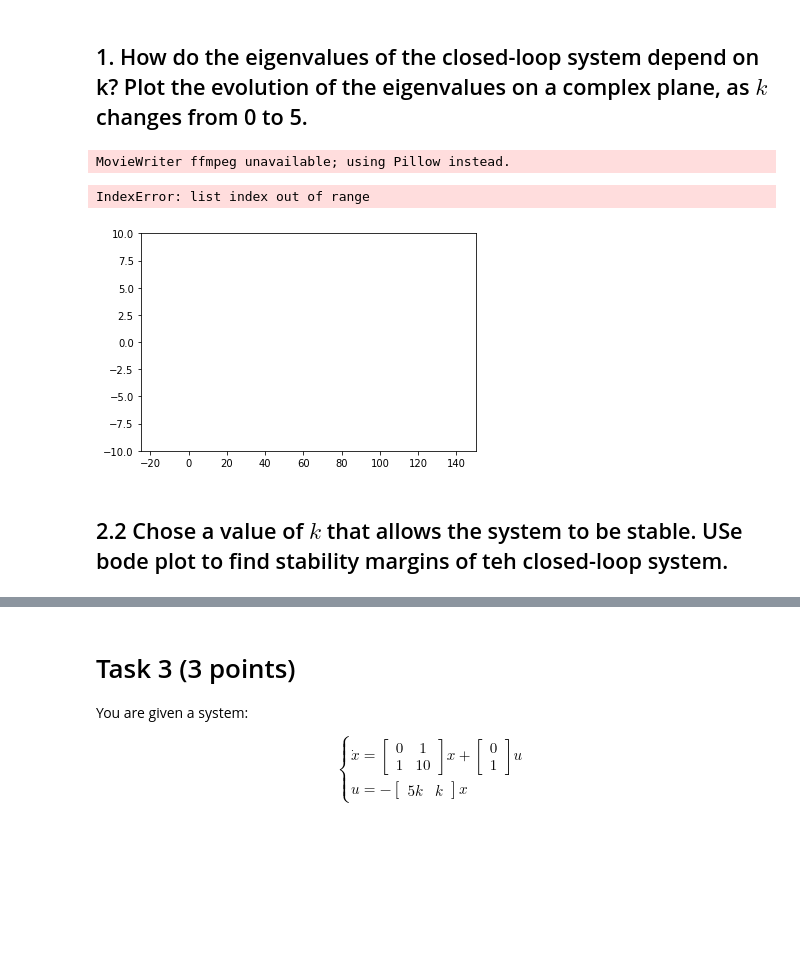
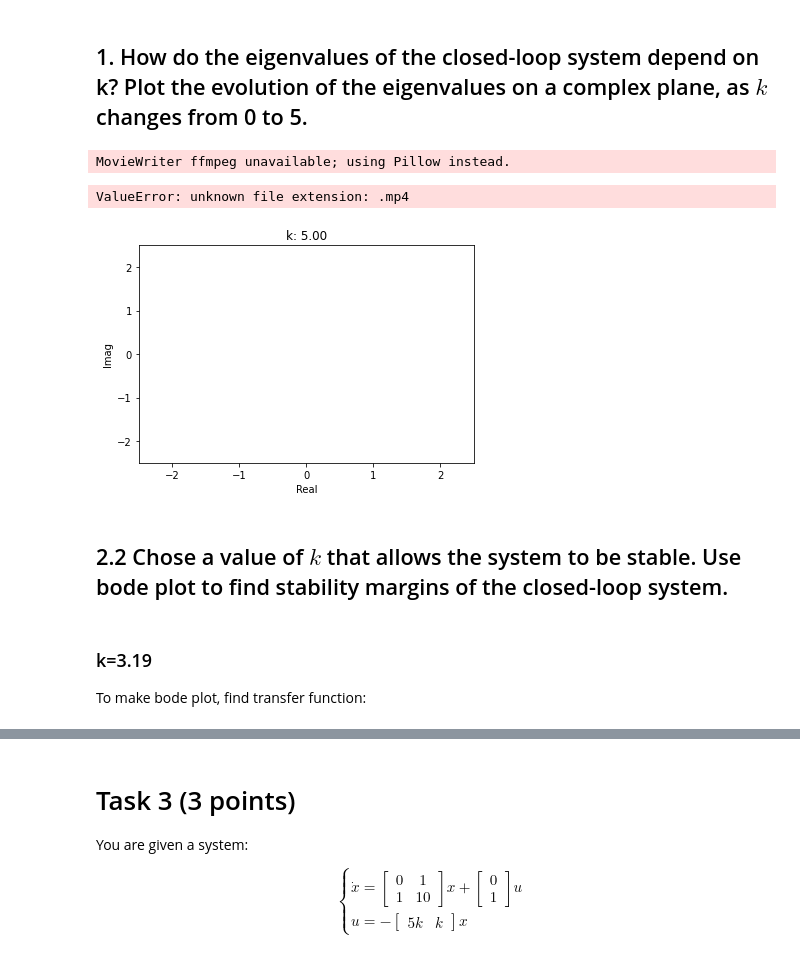
Before and after one commit to AsiiaPine/CTAssignment2, a Jupyter notebook: main.ipynb, the cells around one changed output, grey strips where cells are left out. Saved outputs shown, nothing was run; the diff lists cells and outputs as text; code cells hidden in the pictures; blank space fills up the shorter version.

```diff
--- a/main.ipynb
+++ b/main.ipynb
@@ -194,7 +191,7 @@ tf = 15  # Final time
 N = int(2E3)  # Numbers of points in time span
 t = np.linspace(t0, tf, N)  # Create time span
 y_0 = 0.5
-x0 = [0, 0, 0, 0]  # Set initial state
+x0 = np.ones(4)  # Set initial state
 
 Q = np.diag([1, 1, 1, 1])  #Set costs
 R = np.diag([1])
@@ -458,0 +560,12 @@ Martix K: [[-6.91628181  2.07651368 -1.21141014  1.17241666]]
+# %%
+eig10 = np.linalg.eigvals(Ad - Bd @ Kd)
+
+for sim_type in simulations.keys():
+    R = simulations[sim_type]['R']
+    simulations[sim_type]['eigs10'] = eig10
+
+print("Eigenvalues for K from polePlacement:\n", eig10)
+if eig10.max() < 0:
+    print("The system is stable")
+else:
+    print("The system is unstable")
@@ -527,16 +659,16 @@ $$
 ## 1. How do the eigenvalues of the closed-loop system depend on k? Plot the evolution of the eigenvalues on a complex plane, as $k$ changes from 0 to 5.
 # %%
 An = np.array([[1, 5, -2], [2, 1, -3], [-1, -2, 7]])
-Bn = np.array([[2],[1],[0]])
+Bn = np.array([[2], [1], [0]])
+
 
 def k_matrix(k):
-    return np.array([[7, 6, -50]])*k
+    return np.array([[7, 6, -50]]) * k
 
 
 def find_eig(k):
     K = k_matrix(k)
-    return np.linalg.eig(An - Bn@K)
-
+    return np.linalg.eigvals(An - Bn @ K)
 
 
 def system_ode(x, t, A, B, Klqr):
@@ -546,40 +678,52 @@ def system_ode(x, t, A, B, Klqr):
 # %%
 from matplotlib import animation
 from numpy.ma import count
 import random
 import matplotlib
 import matplotlib.pyplot as plt
 from matplotlib.animation import FuncAnimation
 
 # First set up the figure, the axis, and the plot element we want to animate
 fig = plt.figure()
-ax = plt.axes(xlim=(-25, 150), ylim=(-10, 10))
+# ax = plt.axes(xlim=(-25, 150), ylim=(-10, 10))
+ax = plt.axes(xlim=(-2.5, 2.5), ylim=(-2.5, 2.5))
+ax.set_xlabel('Real')
+ax.set_ylabel('Imag')
 line, = ax.plot([], [], 'bo')
+
 
 # initialization function: plot the background of each frame
 def init():
     line.set_data([], [])
     return line,
+
 
 # animation function.  This is called sequentially
 def animate(i):
     res = find_eig(i)
     for key in res:
         simulations[sim_type]['eigs'] = key
 
-    x = np.array(simulations['fast']['eigs'].real)
-    y = np.array(simulations['fast']['eigs'].imag)
+    x = np.array(simulations[sim_type]['eigs'].real)
+    y = np.array(simulations[sim_type]['eigs'].imag)
     line.set_data(x, y)
+    ax.set_title(f'k: %.2f' % i)
     return line,
-  # Create time span
+
+
+# Create time span
 # call the animator.  blit=True means only re-draw the parts that have changed.
-anim = animation.FuncAnimation(fig, animate, init_func=init, frames = np.linspace(t0, tf, N),
-                               interval=N/(tf-t0), blit=True)
+anim = animation.FuncAnimation(fig, animate, init_func=init, frames=np.linspace(0, 5, 300),
+                               interval=60, blit=True)
 
 anim.save('basic_animation.mp4', fps=15)
+plot.show()
 # %% [output]
 MovieWriter ffmpeg unavailable; using Pillow instead.
-IndexError: list index out of range
+ValueError: unknown file extension: .mp4
-[figure, old version]
+[figure, new version]
 # %% [markdown]
-## 2.2 Chose a value of $k$ that allows the system to be stable. USe bode plot to find stability margins of teh closed-loop system.
+## 2.2 Chose a value of $k$ that allows the system to be stable. Use bode plot to find stability margins of the closed-loop system.
+# %% [markdown]
+### k=3.19
+To make bode plot, find transfer function:
```
Also changed, not shown: parts of 36 cells of this notebook.
